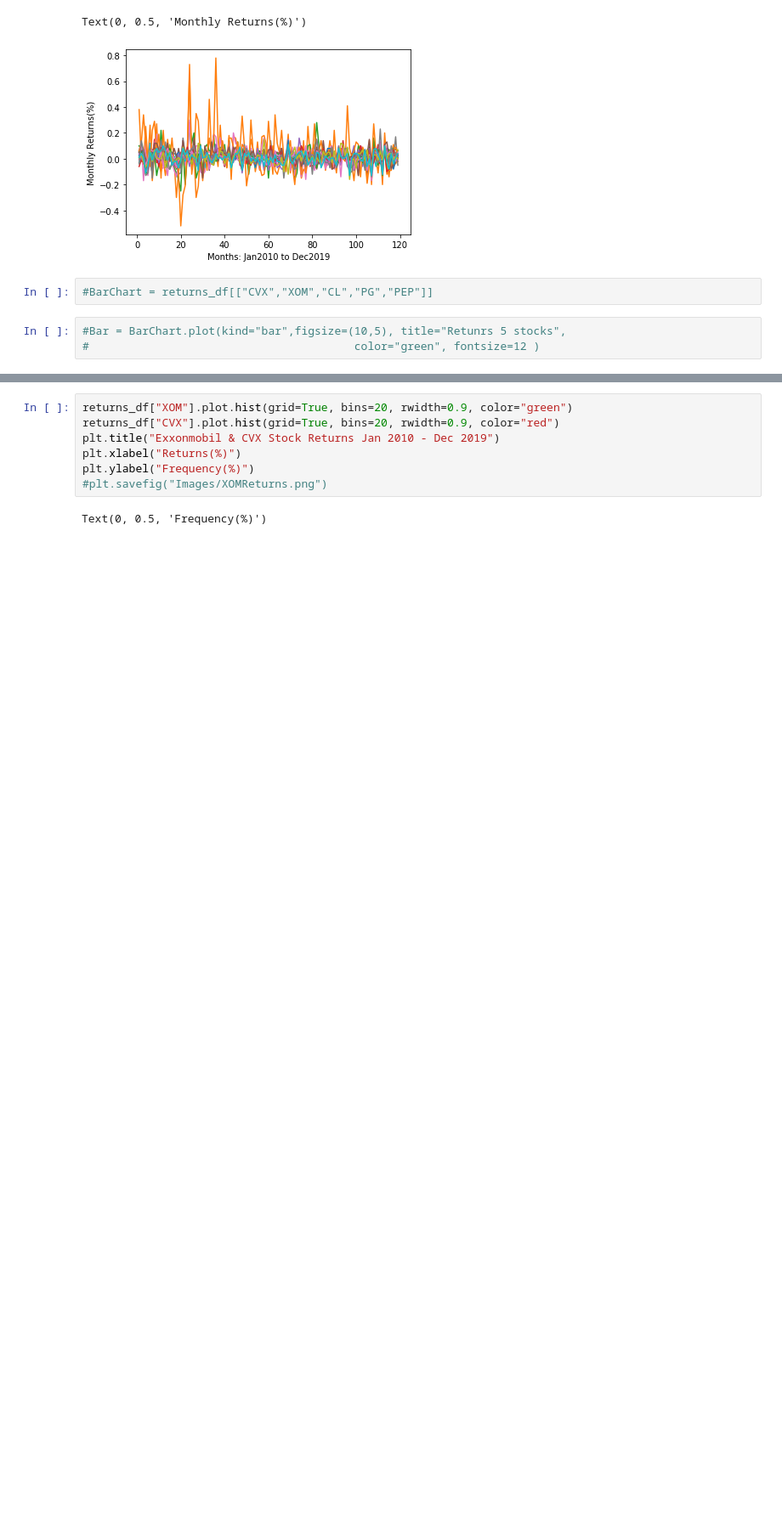
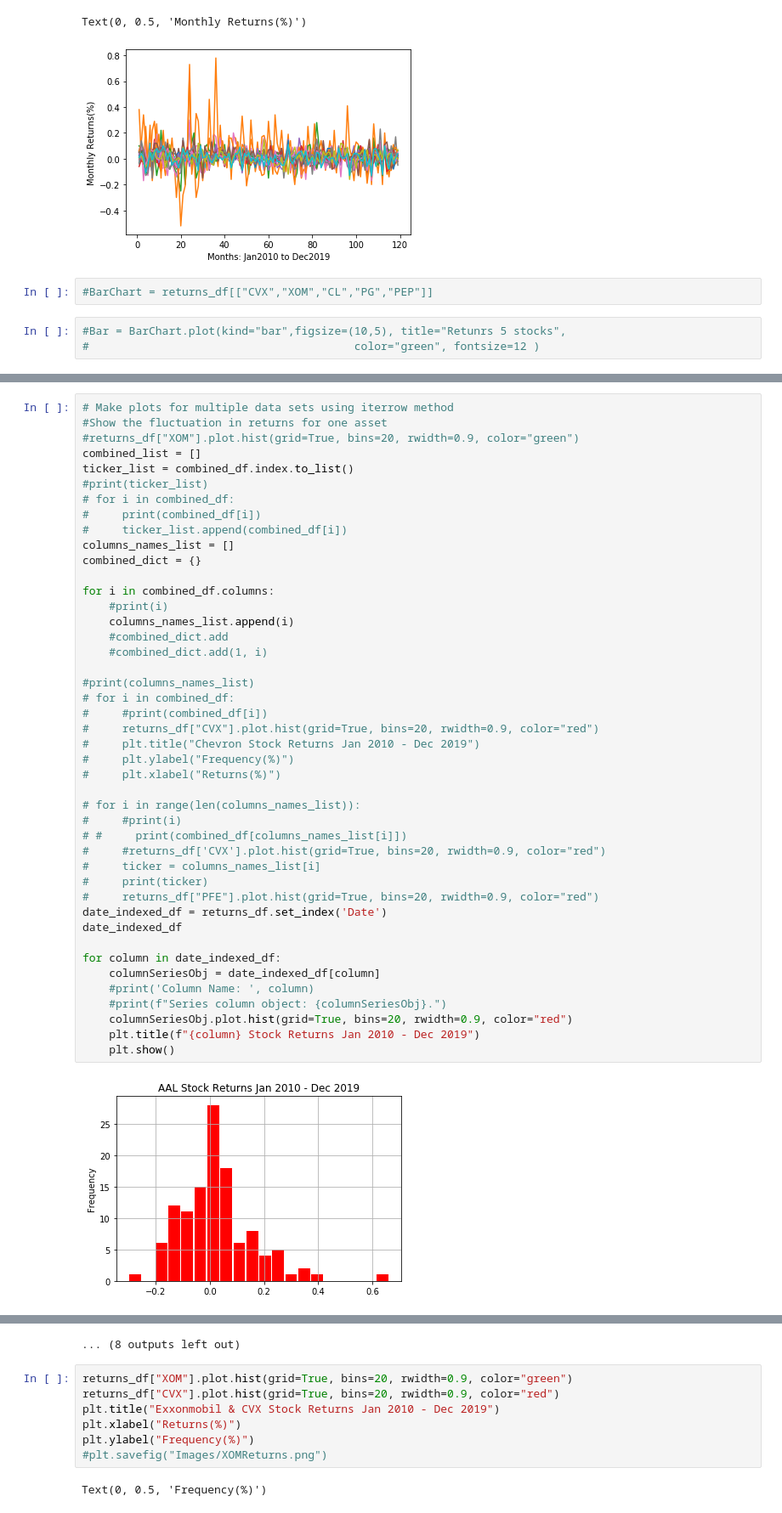
Before and after one commit to claybeaver/Group9_Project1, a Jupyter notebook: Final_notebook.ipynb, the cells around one changed output, grey strips where cells are left out. Shown at 85% size. Drawn from its saved outputs; the diff is of its cells as text; blank space fills up the shorter version.

Commit message:
Use iterrows to create multiple plots to display returns per ticker.

```diff
--- a/Final_notebook.ipynb
+++ b/Final_notebook.ipynb
@@ -297,3 +298,49 @@ plt.xlabel("Returns(%)")
 # %% [output]
 Text(0.5, 0, 'Returns(%)')
 [figure]
+# %%
+# Make plots for multiple data sets using iterrow method
+#Show the fluctuation in returns for one asset
+#returns_df["XOM"].plot.hist(grid=True, bins=20, rwidth=0.9, color="green")
+combined_list = []
+ticker_list = combined_df.index.to_list()
+#print(ticker_list)
+# for i in combined_df:
+#     print(combined_df[i])
+#     ticker_list.append(combined_df[i])
+columns_names_list = []
+combined_dict = {}
+
+for i in combined_df.columns:
+    #print(i)
+    columns_names_list.append(i)
+    #combined_dict.add
+    #combined_dict.add(1, i)
+
+#print(columns_names_list)
+# for i in combined_df:
+#     #print(combined_df[i])
+#     returns_df["CVX"].plot.hist(grid=True, bins=20, rwidth=0.9, color="red")
+#     plt.title("Chevron Stock Returns Jan 2010 - Dec 2019")
+#     plt.ylabel("Frequency(%)")
+#     plt.xlabel("Returns(%)")
+
+# for i in range(len(columns_names_list)):
+#     #print(i)
+# #     print(combined_df[columns_names_list[i]])
+#     #returns_df['CVX'].plot.hist(grid=True, bins=20, rwidth=0.9, color="red")
+#     ticker = columns_names_list[i]
+#     print(ticker)
+#     returns_df["PFE"].plot.hist(grid=True, bins=20, rwidth=0.9, color="red")
+date_indexed_df = returns_df.set_index('Date')
+date_indexed_df
+
+for column in date_indexed_df:
+    columnSeriesObj = date_indexed_df[column]
+    #print('Column Name: ', column)
+    #print(f"Series column object: {columnSeriesObj}.")
+    columnSeriesObj.plot.hist(grid=True, bins=20, rwidth=0.9, color="red")
+    plt.title(f"{column} Stock Returns Jan 2010 - Dec 2019")
+    plt.show()
+# %% [output]
+[figure, added]
@@ -300,3 +358,4 @@ Text(0.5, 0, 'Returns(%)')
+... (8 outputs left out)
 # %%
 returns_df["XOM"].plot.hist(grid=True, bins=20, rwidth=0.9, color="green")
 returns_df["CVX"].plot.hist(grid=True, bins=20, rwidth=0.9, color="red")
```
Also changed, not shown: parts of 9 cells of this notebook.
